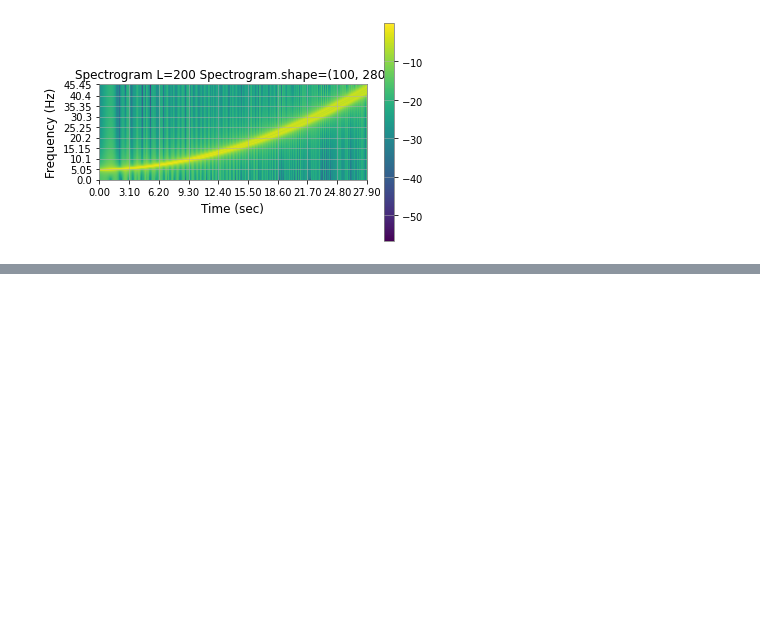
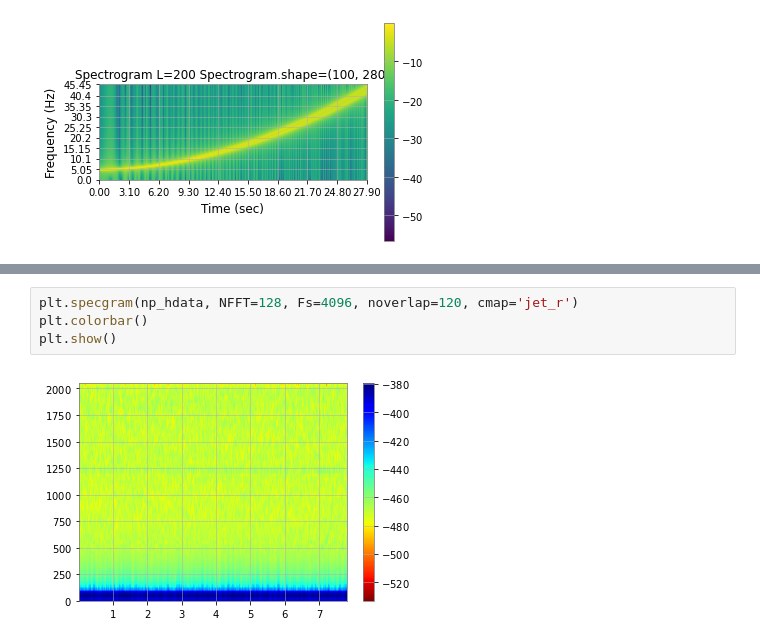
Before and after one commit to xli2522/GW-SignalGen, a Jupyter notebook: sqt.ipynb, the cells around one changed output, grey strips where cells are left out. Drawn from its saved outputs; the diff is of its cells as text; blank space fills up the shorter version.

```diff
--- a/sqt.ipynb
+++ b/sqt.ipynb
@@ -1197,0 +1224,6 @@ specs4 = STimeFrequency(x, int(100), 200, overlap = 190, method='dtft').make_spe
+# %%
+plt.specgram(np_hdata, NFFT=128, Fs=4096, noverlap=120, cmap='jet_r')
+plt.colorbar()
+plt.show()
+# %% [output]
+[figure, added]
```
Also changed, not shown: parts of 5 cells of this notebook.
